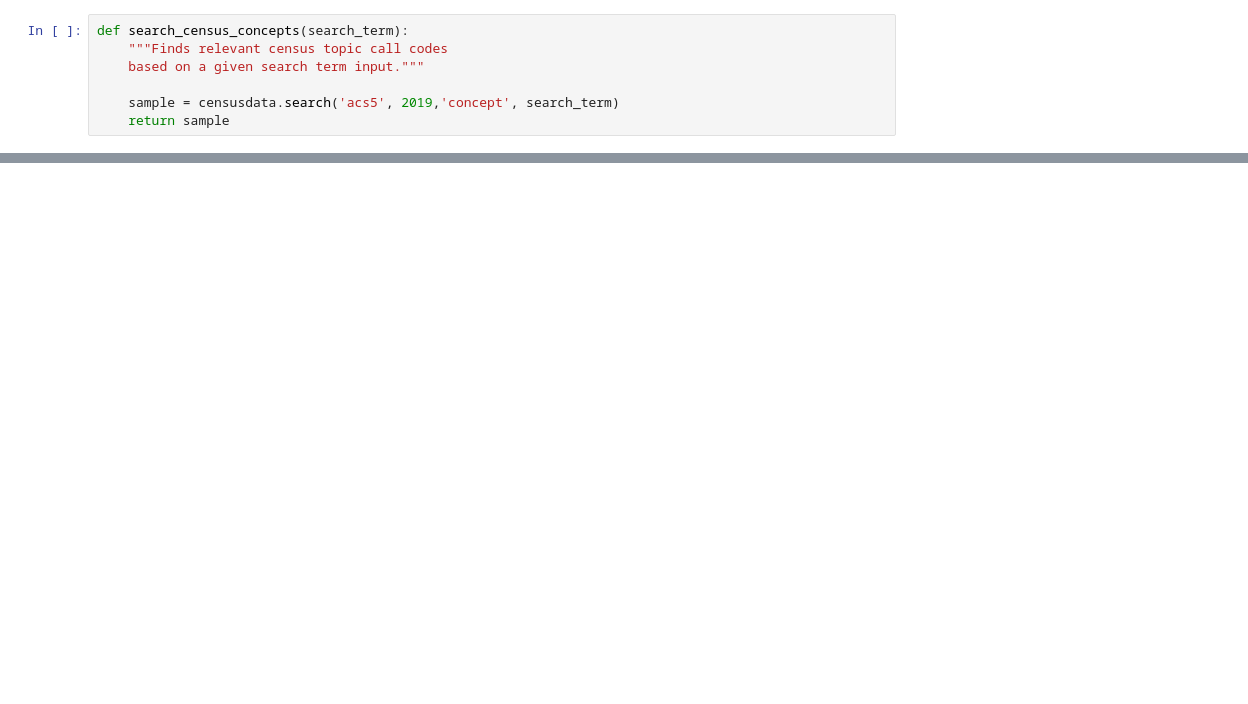
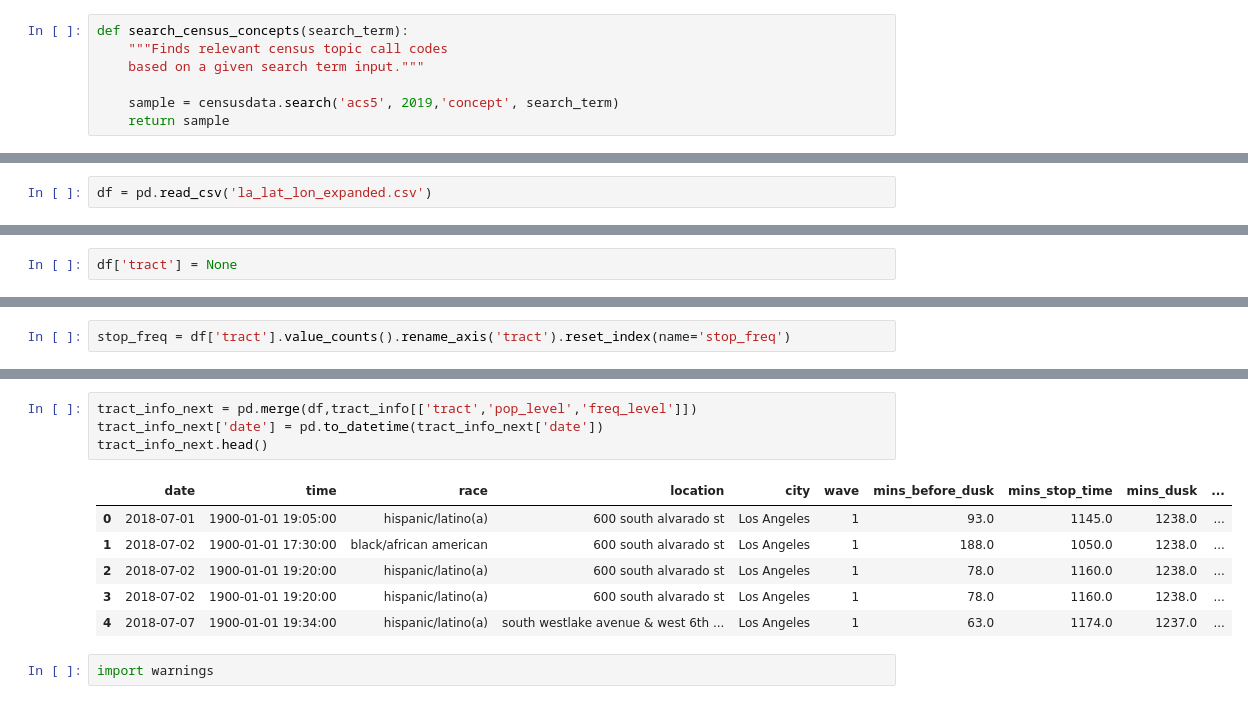
Before and after one commit to kch0p/senior-thesis-pretextual-stops, a Jupyter notebook: Notebooks/find tract_pop.ipynb, the cells around one changed output, grey strips where cells are left out. Cells and saved outputs as stored; diff of their text form; blank space fills up the shorter version.

Commit message:
Novel Data Ready for Dusk

```diff
--- a/Notebooks/find tract_pop.ipynb
+++ b/Notebooks/find tract_pop.ipynb
@@ -86,0 +90,2 @@ tract_pops
+# %%
+df = pd.read_csv('la_lat_lon_expanded.csv')
@@ -86,0 +101,2 @@ tract_pops
+# %%
+df['tract'] = None
@@ -86,0 +165,2 @@ tract_pops
+# %%
+stop_freq = df['tract'].value_counts().rename_axis('tract').reset_index(name='stop_freq')
@@ -86,0 +180,13 @@ tract_pops
+# %%
+tract_info_next = pd.merge(df,tract_info[['tract','pop_level','freq_level']])
+tract_info_next['date'] = pd.to_datetime(tract_info_next['date'])
+tract_info_next.head()
+# %% [output]
+|  | date | time | race | location | city | wave | mins_before_dusk | mins_stop_time | mins_dusk | ... |
+| 0 | 2018-07-01 | 1900-01-01 19:05:00 | hispanic/latino(a) | 600 south alvarado st | Los Angeles | 1 | 93.0 | 1145.0 | 1238.0 | ... |
+| 1 | 2018-07-02 | 1900-01-01 17:30:00 | black/african american | 600 south alvarado st | Los Angeles | 1 | 188.0 | 1050.0 | 1238.0 | ... |
+| 2 | 2018-07-02 | 1900-01-01 19:20:00 | hispanic/latino(a) | 600 south alvarado st | Los Angeles | 1 | 78.0 | 1160.0 | 1238.0 | ... |
+| 3 | 2018-07-02 | 1900-01-01 19:20:00 | hispanic/latino(a) | 600 south alvarado st | Los Angeles | 1 | 78.0 | 1160.0 | 1238.0 | ... |
+| 4 | 2018-07-07 | 1900-01-01 19:34:00 | hispanic/latino(a) | south westlake avenue & west 6th ... | Los Angeles | 1 | 63.0 | 1174.0 | 1237.0 | ... |
+# %%
+import warnings
```
Also changed, not shown: parts of 18 cells of this notebook, 13 other files.
